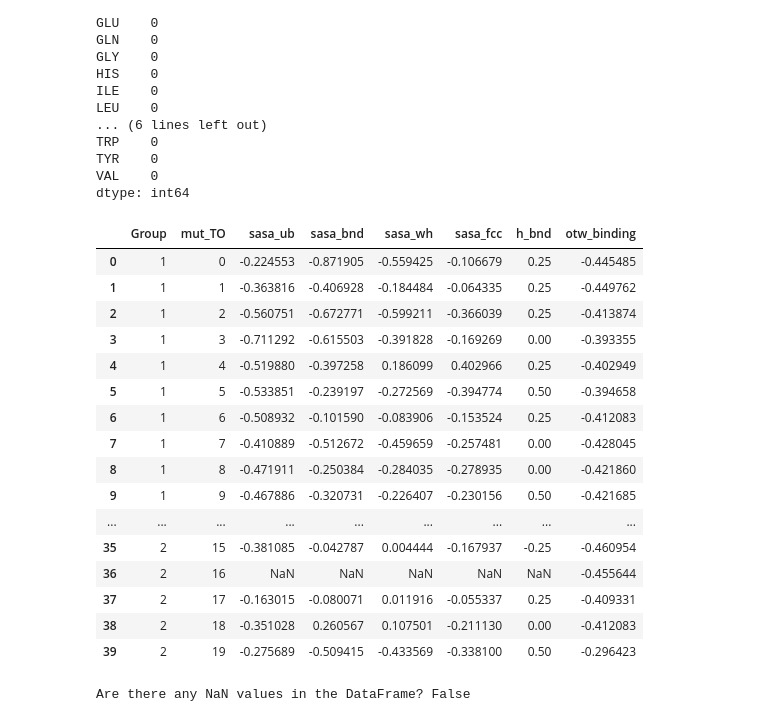
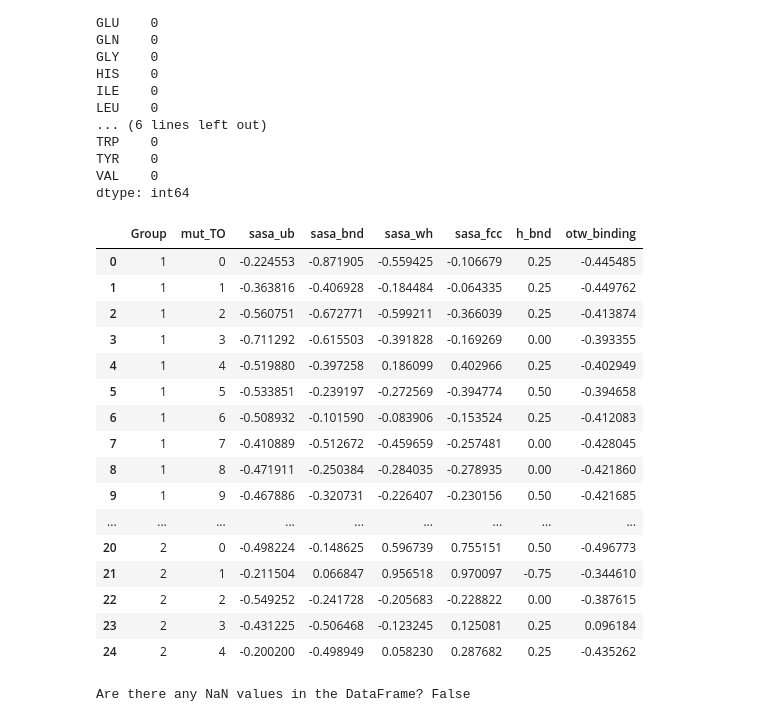
Before and after one commit to return0ftheFaraz/CS512, a Jupyter notebook: alize1.ipynb, the cells around one changed output. Saved outputs shown, nothing was run; the diff lists cells and outputs as text; code cells hidden in the pictures.

```diff
--- a/alize1.ipynb
+++ b/alize1.ipynb
@@ -454,25 +454,25 @@ else:
     # Reorder the DataFrame
     final_df = final_df[new_order]
 # %%
-final_df.head(40)
+final_df.head(25)
 # %% [output]
 |  | Group | mut_TO | sasa_ub | sasa_bnd | sasa_wh | sasa_fcc | h_bnd | otw_binding |
 | 0 | 1 | 0 | -0.224553 | -0.871905 | -0.559425 | -0.106679 | 0.25 | -0.445485 |
 | 1 | 1 | 1 | -0.363816 | -0.406928 | -0.184484 | -0.064335 | 0.25 | -0.449762 |
 | 2 | 1 | 2 | -0.560751 | -0.672771 | -0.599211 | -0.366039 | 0.25 | -0.413874 |
 | 3 | 1 | 3 | -0.711292 | -0.615503 | -0.391828 | -0.169269 | 0.00 | -0.393355 |
 | 4 | 1 | 4 | -0.519880 | -0.397258 | 0.186099 | 0.402966 | 0.25 | -0.402949 |
 | 5 | 1 | 5 | -0.533851 | -0.239197 | -0.272569 | -0.394774 | 0.50 | -0.394658 |
 | 6 | 1 | 6 | -0.508932 | -0.101590 | -0.083906 | -0.153524 | 0.25 | -0.412083 |
 | 7 | 1 | 7 | -0.410889 | -0.512672 | -0.459659 | -0.257481 | 0.00 | -0.428045 |
 | 8 | 1 | 8 | -0.471911 | -0.250384 | -0.284035 | -0.278935 | 0.00 | -0.421860 |
 | 9 | 1 | 9 | -0.467886 | -0.320731 | -0.226407 | -0.230156 | 0.50 | -0.421685 |
 | ... | ... | ... | ... | ... | ... | ... | ... | ... |
-| 35 | 2 | 15 | -0.381085 | -0.042787 | 0.004444 | -0.167937 | -0.25 | -0.460954 |
-| 36 | 2 | 16 | NaN | NaN | NaN | NaN | NaN | -0.455644 |
-| 37 | 2 | 17 | -0.163015 | -0.080071 | 0.011916 | -0.055337 | 0.25 | -0.409331 |
-| 38 | 2 | 18 | -0.351028 | 0.260567 | 0.107501 | -0.211130 | 0.00 | -0.412083 |
-| 39 | 2 | 19 | -0.275689 | -0.509415 | -0.433569 | -0.338100 | 0.50 | -0.296423 |
+| 20 | 2 | 0 | -0.498224 | -0.148625 | 0.596739 | 0.755151 | 0.50 | -0.496773 |
+| 21 | 2 | 1 | -0.211504 | 0.066847 | 0.956518 | 0.970097 | -0.75 | -0.344610 |
+| 22 | 2 | 2 | -0.549252 | -0.241728 | -0.205683 | -0.228822 | 0.00 | -0.387615 |
+| 23 | 2 | 3 | -0.431225 | -0.506468 | -0.123245 | 0.125081 | 0.25 | 0.096184 |
+| 24 | 2 | 4 | -0.200200 | -0.498949 | 0.058230 | 0.287682 | 0.25 | -0.435262 |
 # %%
 # # Suppose you have a DataFrame 'df' and want to slice from 'start_column_name' to the end
 start_column_name = 'otw_binding'
```
Also changed, not shown: parts of 23 cells of this notebook.
